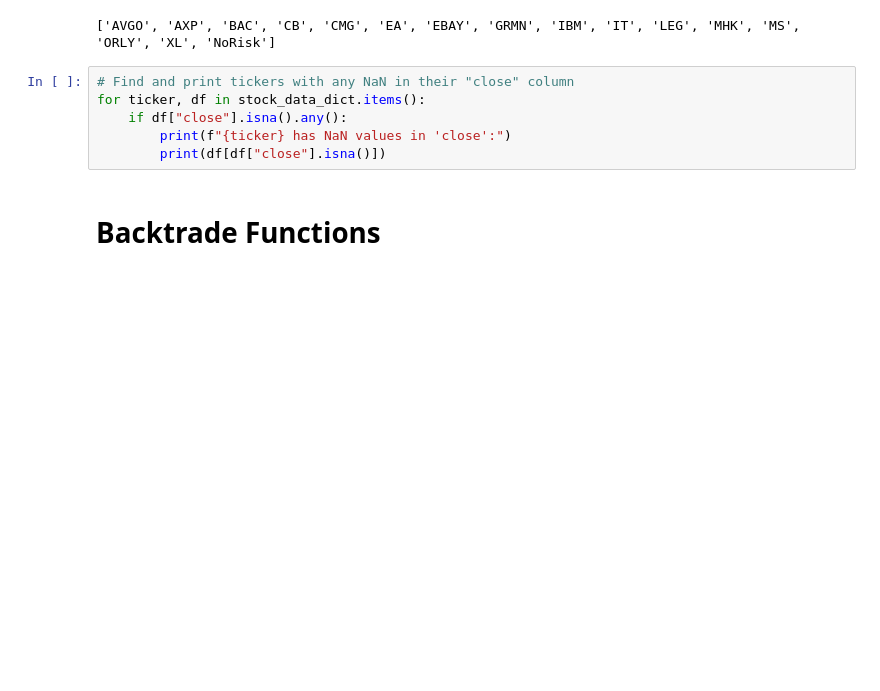
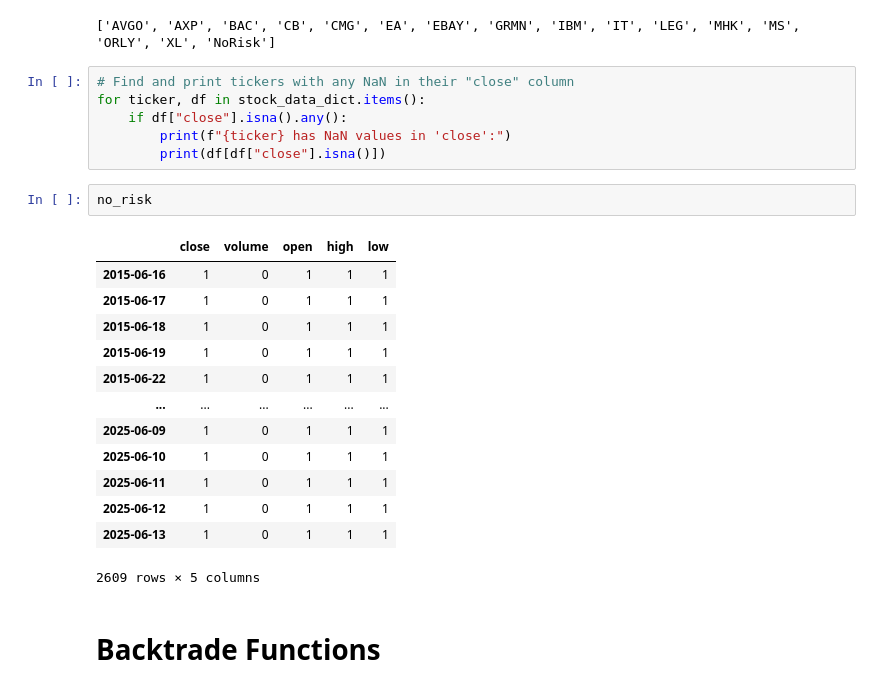
Before and after one commit to khalilvandian/portfolio_management, a Jupyter notebook: report.ipynb, the cells around one changed output. Drawn from its saved outputs; the diff is of its cells as text; blank space fills up the shorter version.

```diff
--- a/report.ipynb
+++ b/report.ipynb
@@ -74,6 +74,22 @@ for ticker, df in stock_data_dict.items():
 	if df["close"].isna().any():
 		print(f"{ticker} has NaN values in 'close':")
 		print(df[df["close"].isna()])
+# %%
+no_risk
+# %% [output]
+|  | close | volume | open | high | low |
+| 2015-06-16 | 1 | 0 | 1 | 1 | 1 |
+| 2015-06-17 | 1 | 0 | 1 | 1 | 1 |
+| 2015-06-18 | 1 | 0 | 1 | 1 | 1 |
+| 2015-06-19 | 1 | 0 | 1 | 1 | 1 |
+| 2015-06-22 | 1 | 0 | 1 | 1 | 1 |
+| ... | ... | ... | ... | ... | ... |
+| 2025-06-09 | 1 | 0 | 1 | 1 | 1 |
+| 2025-06-10 | 1 | 0 | 1 | 1 | 1 |
+| 2025-06-11 | 1 | 0 | 1 | 1 | 1 |
+| 2025-06-12 | 1 | 0 | 1 | 1 | 1 |
+| 2025-06-13 | 1 | 0 | 1 | 1 | 1 |
+2609 rows × 5 columns
 # %% [markdown]
 # Backtrade Functions
 # %%
```
Also changed, not shown: parts of 8 cells of this notebook, 2 other files.
